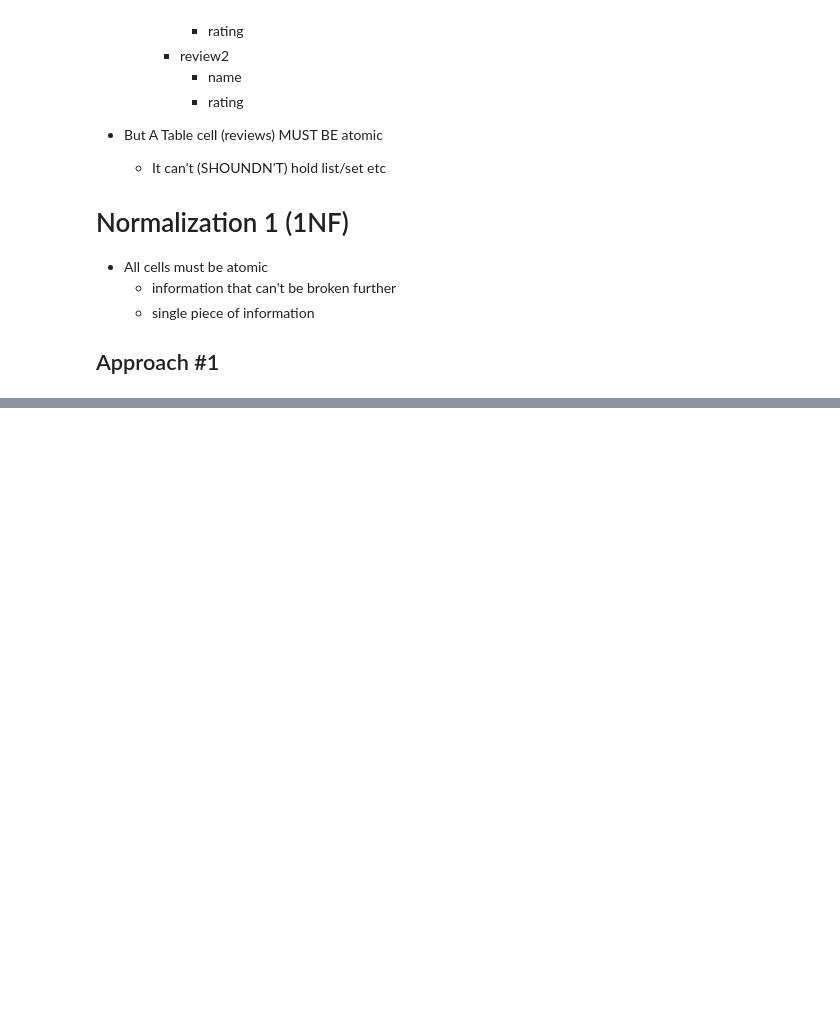
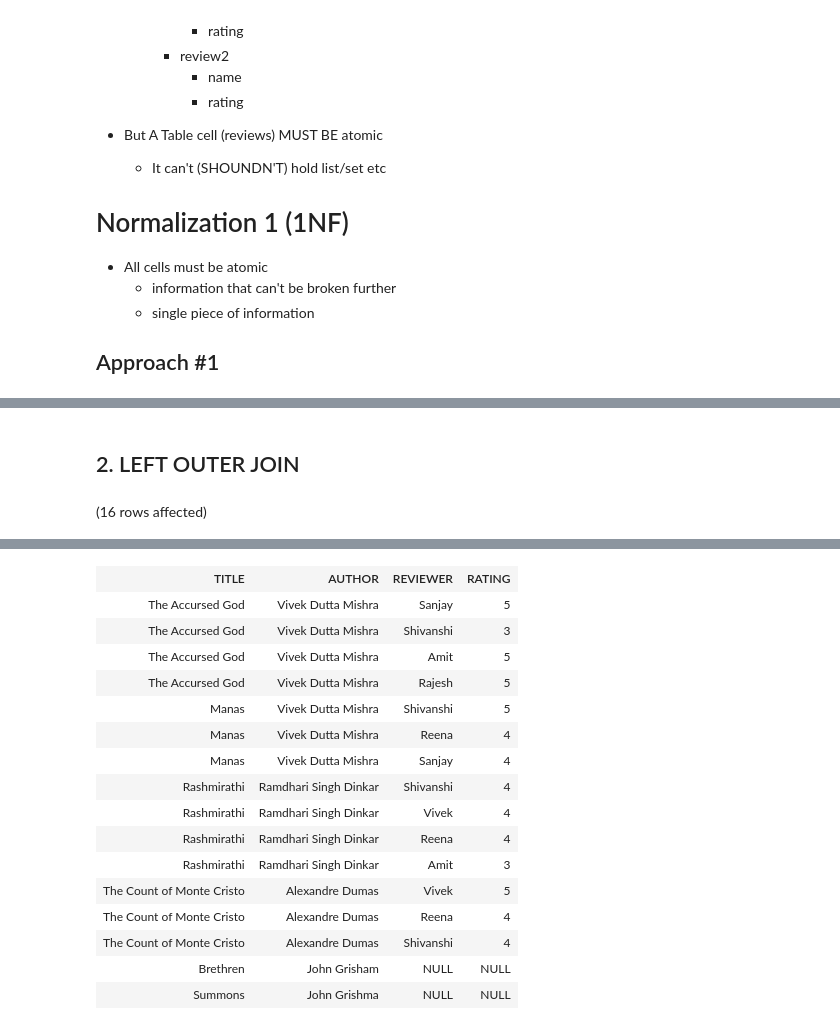
Before and after one commit to vivekduttamishra/202407-g7cr-sqlserver, a Jupyter notebook: books_reviews.ipynb, the cells around one changed output, grey strips where cells are left out. Cells and saved outputs as stored; diff of their text form; code cells hidden in the pictures; blank space fills up the shorter version.

```diff
--- a/books_reviews.ipynb
+++ b/books_reviews.ipynb
@@ -64,0 +639,16 @@ INSERT
+# %% [markdown]
+## 2\. LEFT OUTER JOIN
+# %%
+SELECT
+    TITLE,
+    AUTHOR,
+    REVIEWER,
+    RATING
+FROM
+    BOOKS
+LEFT OUTER JOIN
+    REVIEWS
+ON
+    TITLE=BOOK_TITLE
+# %% [output]
+(16 rows affected)
@@ -64,0 +656,17 @@ INSERT
+| TITLE | AUTHOR | REVIEWER | RATING |
+| The Accursed God | Vivek Dutta Mishra | Sanjay | 5 |
+| The Accursed God | Vivek Dutta Mishra | Shivanshi | 3 |
+| The Accursed God | Vivek Dutta Mishra | Amit | 5 |
+| The Accursed God | Vivek Dutta Mishra | Rajesh | 5 |
+| Manas | Vivek Dutta Mishra | Shivanshi | 5 |
+| Manas | Vivek Dutta Mishra | Reena | 4 |
+| Manas | Vivek Dutta Mishra | Sanjay | 4 |
+| Rashmirathi | Ramdhari Singh Dinkar | Shivanshi | 4 |
+| Rashmirathi | Ramdhari Singh Dinkar | Vivek | 4 |
+| Rashmirathi | Ramdhari Singh Dinkar | Reena | 4 |
+| Rashmirathi | Ramdhari Singh Dinkar | Amit | 3 |
+| The Count of Monte Cristo | Alexandre Dumas | Vivek | 5 |
+| The Count of Monte Cristo | Alexandre Dumas | Reena | 4 |
+| The Count of Monte Cristo | Alexandre Dumas | Shivanshi | 4 |
+| Brethren | John Grisham | NULL | NULL |
+| Summons | John Grishma | NULL | NULL |
```
Also changed, not shown: parts of 43 cells of this notebook, 1 other file.
